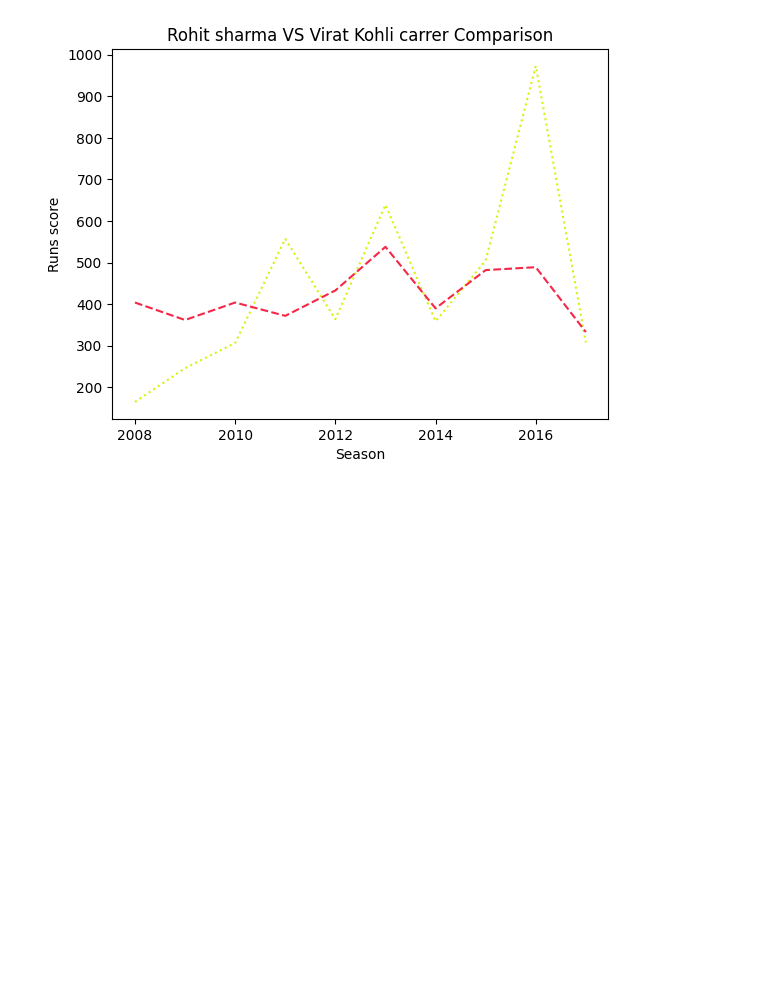
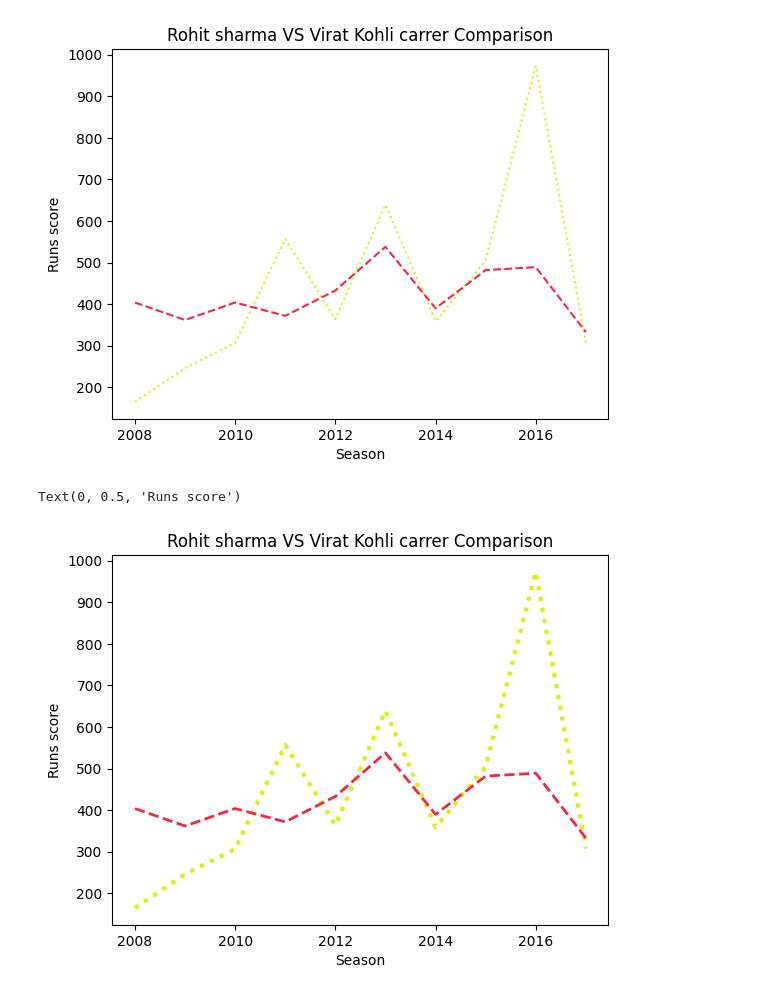
Before and after one commit to simran-aug15/Matplotlib, a Jupyter notebook: 2d_lineplot.ipynb, the cells around one changed output. Saved outputs shown, nothing was run; the diff lists cells and outputs as text; code cells hidden in the pictures; blank space fills up the shorter version.

```diff
--- a/2d_lineplot.ipynb
+++ b/2d_lineplot.ipynb
@@ -64,4 +64,12 @@ plt.ylabel('Runs score')
 Text(0, 0.5, 'Runs score')
 [figure]
 # %%
-# linewidth
+# linewidth : To change the width of lines
+plt.plot(batsman['index'],batsman['V Kohli'],color='#D9F10F',linestyle='dotted',linewidth=3)
+plt.plot(batsman['index'],batsman['RG Sharma'],color='#F52746',linestyle='dashed',linewidth=2)
+plt.title('Rohit sharma VS Virat Kohli carrer Comparison')
+plt.xlabel('Season')
+plt.ylabel('Runs score')
+# %% [output]
+Text(0, 0.5, 'Runs score')
+[figure, added]
```
Also changed, not shown: parts of 2 cells of this notebook.
